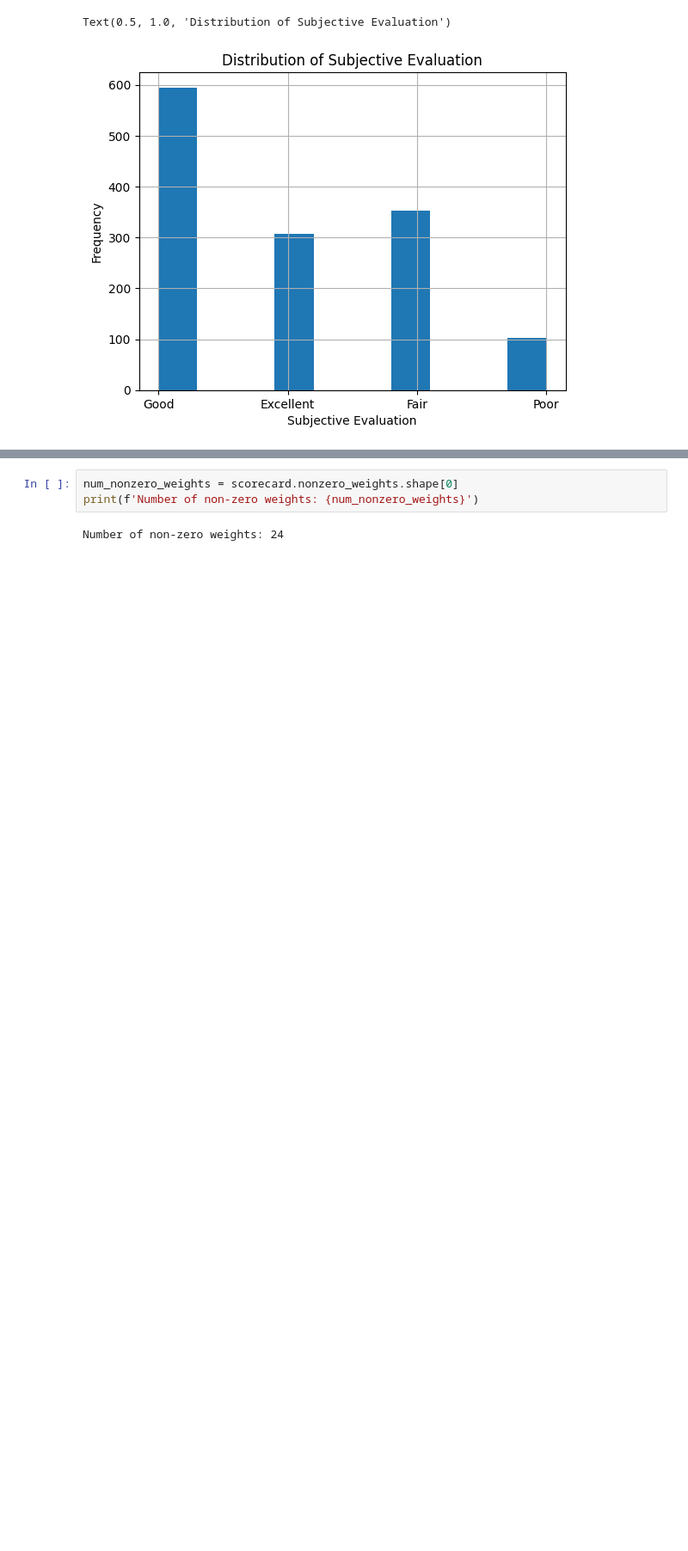
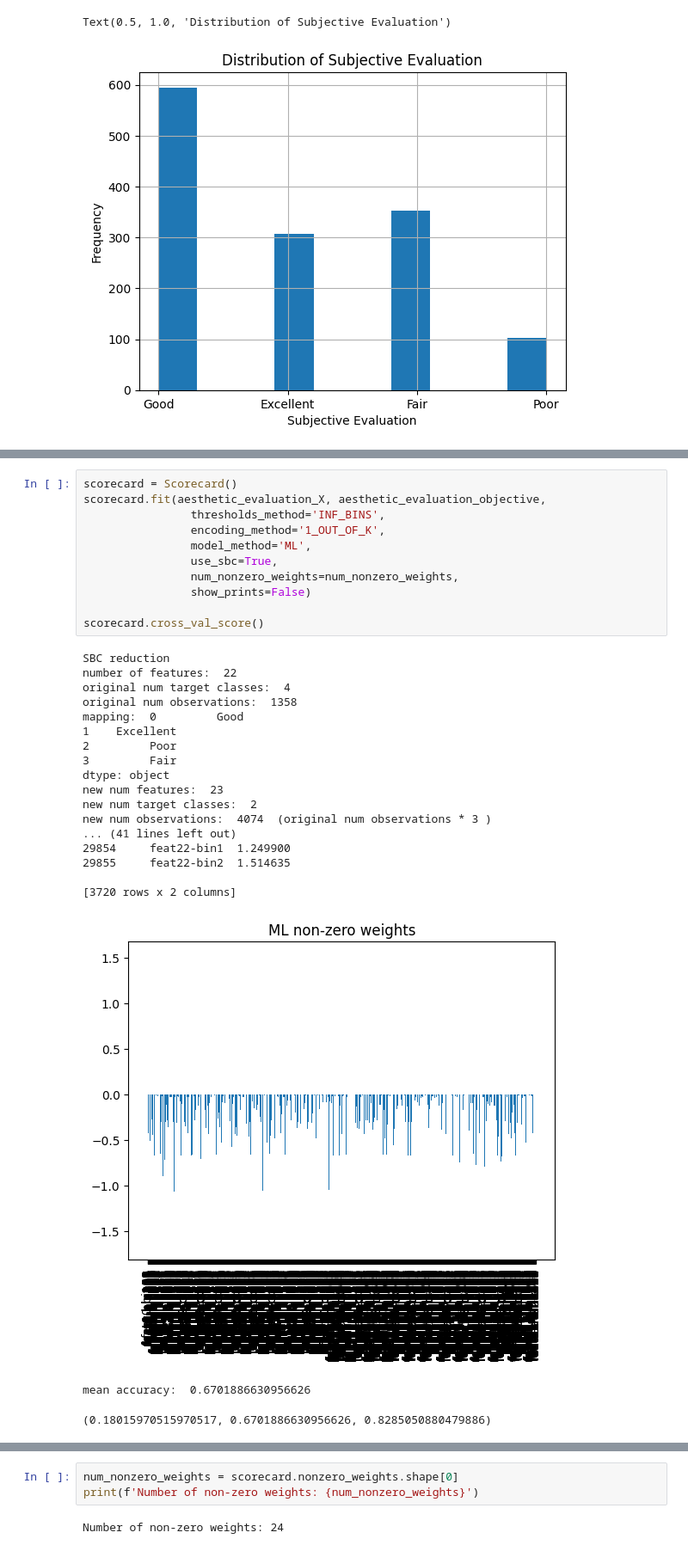
Before and after one commit to mafits/opt-ordinal-scorecards, a Jupyter notebook: test_ordinal.ipynb, the cells around one changed output, grey strips where cells are left out. Shown at 86% size. Cells and saved outputs as stored; diff of their text form; blank space fills up the shorter version.

```diff
--- a/test_ordinal.ipynb
+++ b/test_ordinal.ipynb
@@ -137,3 +192,35 @@ Execution time: 105.9048240184784 seconds
+# %%
+scorecard = Scorecard()
+scorecard.fit(aesthetic_evaluation_X, aesthetic_evaluation_objective,
+                thresholds_method='INF_BINS',
+                encoding_method='1_OUT_OF_K',
+                model_method='ML',
+                use_sbc=True,
+                num_nonzero_weights=num_nonzero_weights,
+                show_prints=False)
+
+scorecard.cross_val_score()
+# %% [output]
+SBC reduction
+number of features:  22
+original num target classes:  4
+original num observations:  1358
+mapping:  0         Good
+1    Excellent
+2         Poor
+3         Fair
+dtype: object
+new num features:  23
+new num target classes:  2
+new num observations:  4074  (original num observations * 3 )
+... (41 lines left out)
+29854     feat22-bin1  1.249900
+29855     feat22-bin2  1.514635
+
+[3720 rows x 2 columns]
+[figure, added]
+mean accuracy:  0.6701886630956626
+(0.18015970515970517, 0.6701886630956626, 0.8285050880479886)
 # %%
 start_time = time.time()
 scorecard = Scorecard()
```
Also changed, not shown: parts of 10 cells of this notebook, 1 other file.
